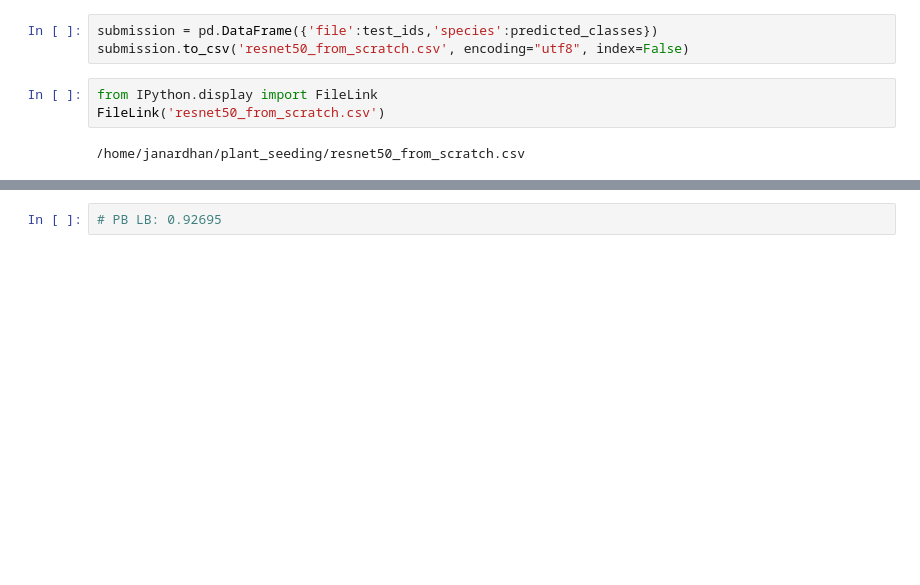
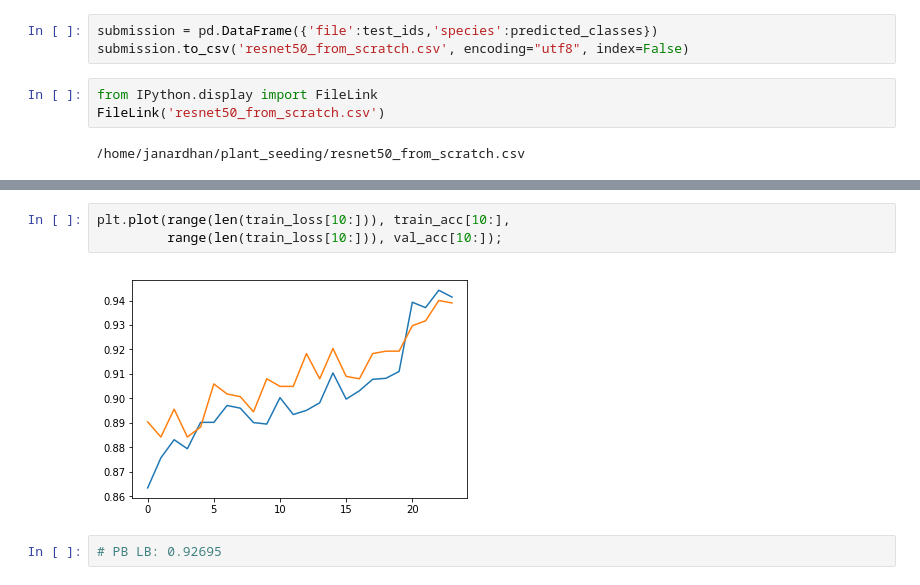
Before and after one commit to janardhan632/plant_seeding, a Jupyter notebook: 04_ResNet_from_scratch.ipynb, the cells around one changed output, grey strips where cells are left out. Cells and saved outputs as stored; diff of their text form; blank space fills up the shorter version.

```diff
--- a/04_ResNet_from_scratch.ipynb
+++ b/04_ResNet_from_scratch.ipynb
@@ -270,2 +369,7 @@ FileLink('resnet50_from_scratch.csv')
+# %%
+plt.plot(range(len(train_loss[10:])), train_acc[10:],
+         range(len(train_loss[10:])), val_acc[10:]);
+# %% [output]
+[figure, added]
 # %%
 # PB LB: 0.92695
```
Also changed, not shown: parts of 5 cells of this notebook, 10 other files.
